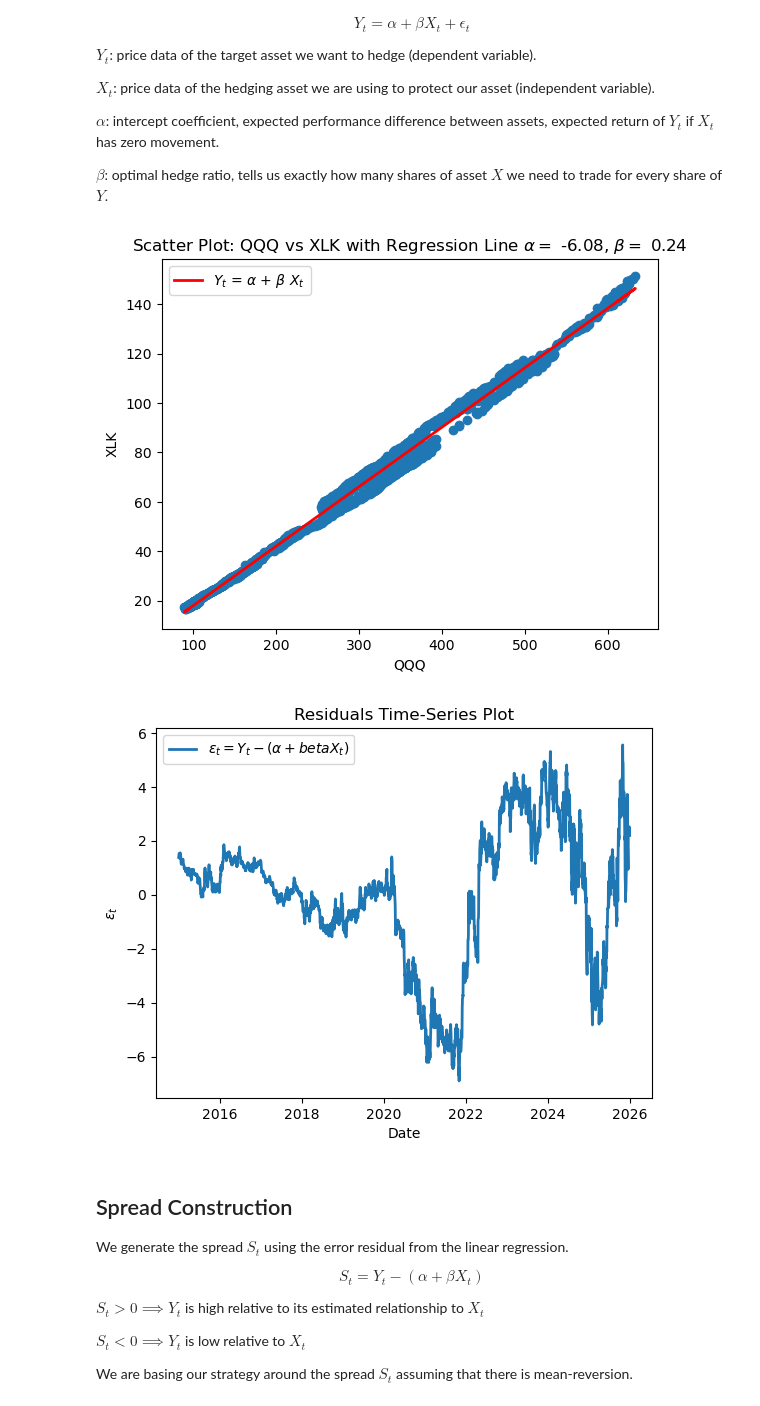
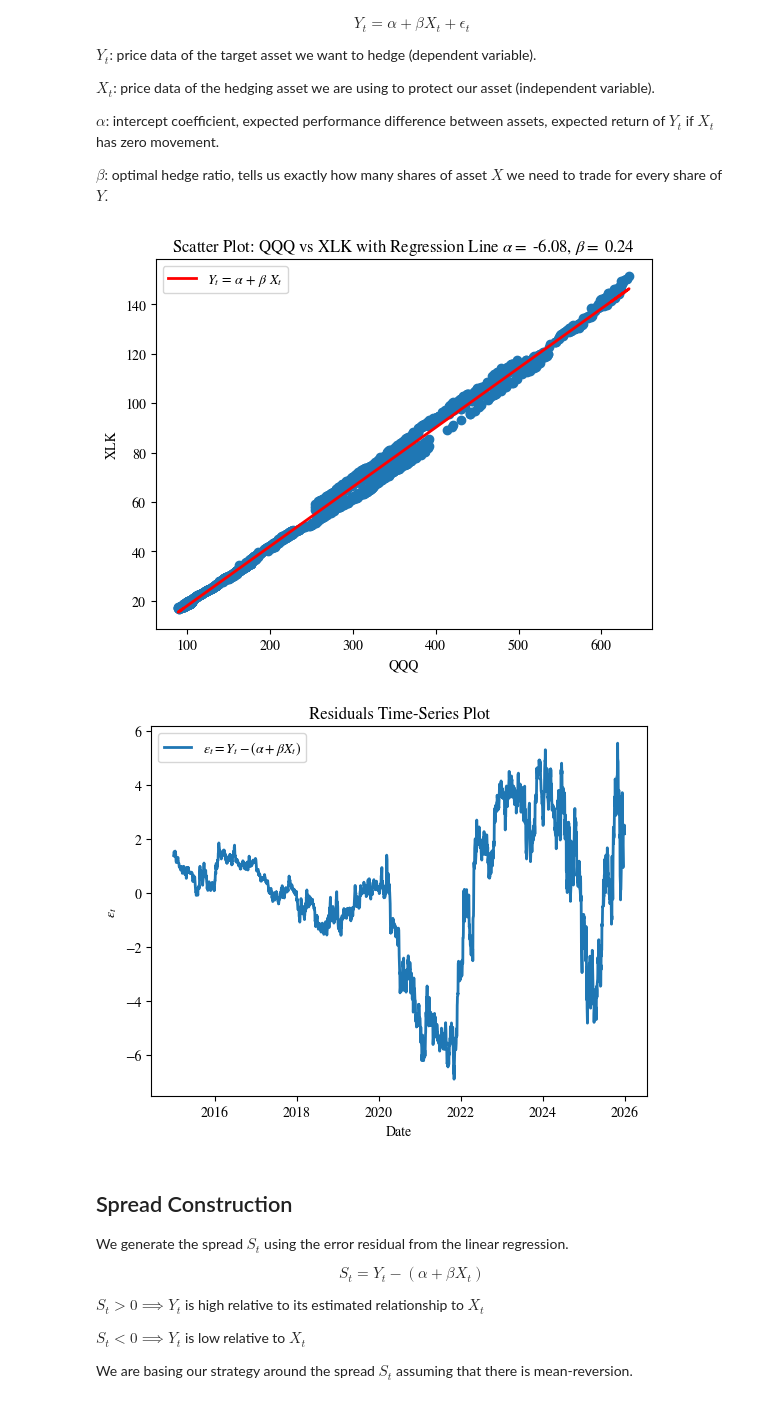
Before and after one commit to jamienordio/pairs-trading-backtest, a Jupyter notebook: notebooks/02_single_pair_strategy.ipynb, the cells around one changed output. Saved outputs shown, nothing was run; the diff lists cells and outputs as text; code cells hidden in the pictures.

```diff
--- a/notebooks/02_single_pair_strategy.ipynb
+++ b/notebooks/02_single_pair_strategy.ipynb
@@ -6,6 +6,10 @@ This notebook develops the pairs-trading strategy for one asset pair. I start wi
 # imports
 import sys
 from pathlib import Path
+import os
+
+output_folder = os.path.join("..", "figures")
+os.makedirs(output_folder, exist_ok=True)
 
 PROJECT_ROOT = Path.cwd().parent if Path.cwd().name == "notebooks" else Path.cwd()
 
@@ -13,14 +17,15 @@ if str(PROJECT_ROOT) not in sys.path:
     sys.path.insert(0, str(PROJECT_ROOT))
 
 from src.data import download_prices
-from src.returns import compute_simple_returns
-from src.pairs import rank_pairs_by_correlation
-from src.spread import estimate_hedge_ratio, compute_spread, compute_zscore, compute_rolling_zscore, compute_rolling_spread
-from src.signals import generate_spread_positions
-from src.backtest import compute_strategy_returns, compute_strategy_returns_dynamic_beta
-from src.metrics import compute_cumulative_returns, compute_performance_metrics
-from src.trades import build_trade_log
+from src.pairs_trading import (compute_simple_returns, rank_pairs_by_correlation, estimate_hedge_ratio, compute_spread, compute_zscore, compute_rolling_zscore, compute_rolling_spread, generate_spread_positions, compute_strategy_returns, compute_strategy_returns_dynamic_beta, compute_cumulative_returns, compute_performance_metrics, build_trade_log)
+
 import matplotlib.pyplot as plt
+
+plt.rcParams.update({
+    "mathtext.fontset": "stix",
+    "font.family": "STIXGeneral"
+})
+
 import pandas as pd
 # %%
 # ticker universe
@@ -116,24 +121,28 @@ alpha, beta = estimate_hedge_ratio(
 # %%
 # plot the linear regression
 plt.scatter(prices[ticker_x], prices[ticker_y])
 plt.plot(prices[ticker_x], alpha + beta*prices[ticker_x], color="red", linewidth=2, label=rf"$Y_t$ = $\alpha$ + $\beta$ $X_t$")
 plt.xlabel(ticker_x)
 plt.ylabel(ticker_y)
 plt.title(rf"Scatter Plot: {ticker_x} vs {ticker_y} with Regression Line $\alpha =$ {round(alpha,2)}, $\beta =$ {round(beta,2)}")
 plt.legend()
+file_path = os.path.join(output_folder, f"regression_line_{ticker_y}_{ticker_x}.jpg")
+plt.savefig(file_path)
 plt.show()
 # %% [output]
-[figure, old version]
+[figure, new version]
 # %%
 # plot the residual error over time
-plt.plot(prices.index, prices[ticker_y] - (alpha + beta*prices[ticker_x]), linewidth=2, label=rf"$\epsilon_t = Y_t - (\alpha + beta X_t)$")
+plt.plot(prices.index, prices[ticker_y] - (alpha + beta*prices[ticker_x]), linewidth=2, label=rf"$\epsilon_t = Y_t - (\alpha + \beta X_t)$")
 plt.xlabel("Date")
 plt.ylabel(r"$\epsilon_t$")
 plt.title(rf"Residuals Time-Series Plot")
 plt.legend()
+file_path = os.path.join(output_folder, f"residuals_timeseries_{ticker_y}_{ticker_x}.jpg")
+plt.savefig(file_path)
 plt.show()
 # %% [output]
-[figure, old version]
+[figure, new version]
 # %% [markdown]
 ## Spread Construction
 
```
Also changed, not shown: parts of 25 cells of this notebook.
